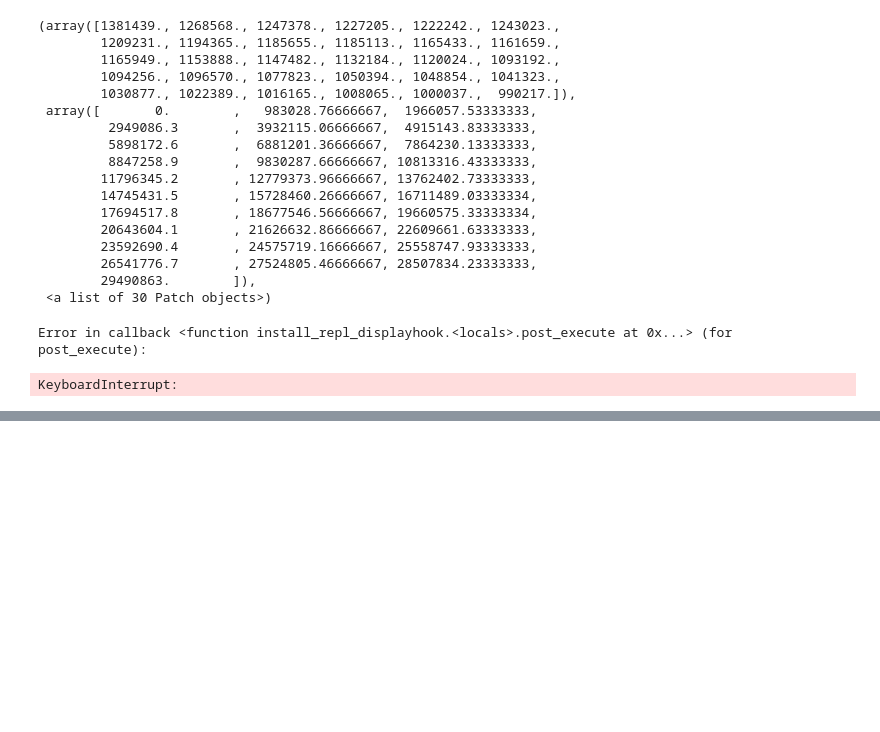
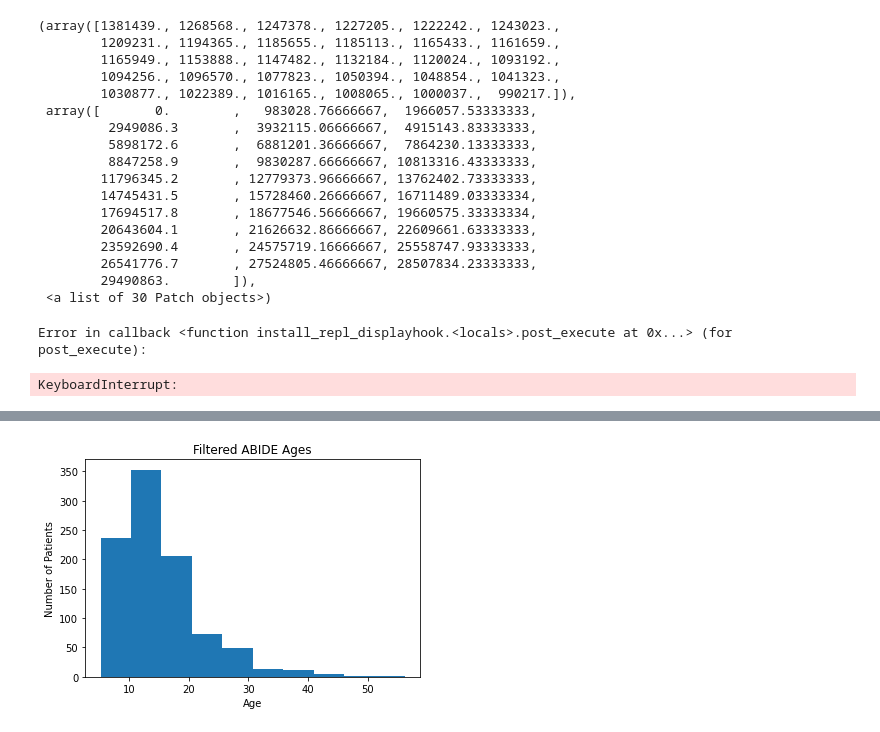
Before and after one commit to cparish312/asd_diagnosis_fmri, a Jupyter notebook: notebooks/abide_preprocessed_analysis.ipynb, the cells around one changed output, grey strips where cells are left out. Cells and saved outputs as stored; diff of their text form; code cells hidden in the pictures; blank space fills up the shorter version.

```diff
--- a/notebooks/abide_preprocessed_analysis.ipynb
+++ b/notebooks/abide_preprocessed_analysis.ipynb
@@ -264,0 +337,4 @@ for ts in t_rois:
+# %%
+sex = list()
+for s in ab_subjects_c:
+    sex.append(s._sex)
@@ -264,0 +349,12 @@ for ts in t_rois:
+# %%
+ages = list()
+for s in ab_subjects_c:
+    ages.append(s._age)
+# %%
+plt.title('Filtered ABIDE Ages')
+plt.xlabel('Age')
+plt.ylabel('Number of Patients')
+plt.hist(ages)
+plt.savefig('./../imgs/hist_abide_c_ages.png')
+# %% [output]
+[figure, added]
```
Also changed, not shown: parts of 17 cells of this notebook, 6 other files.
